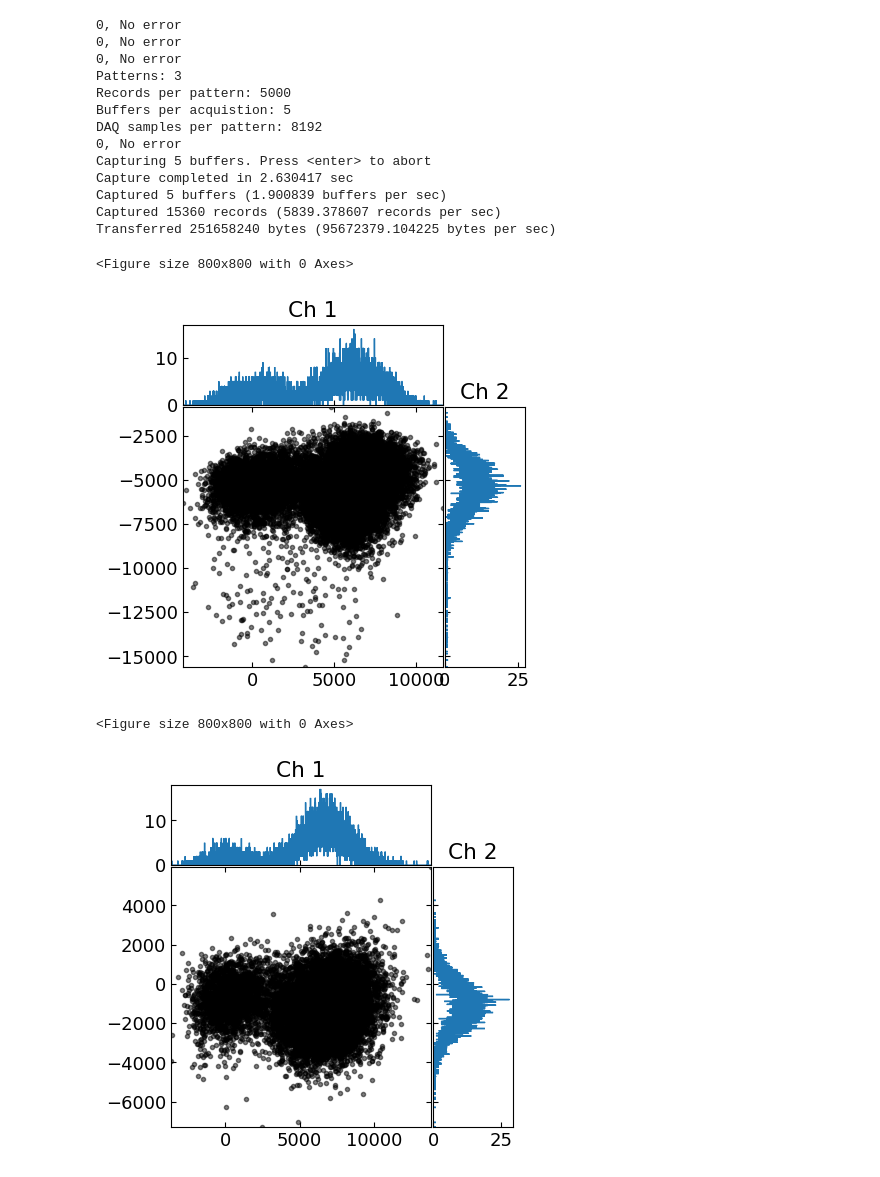
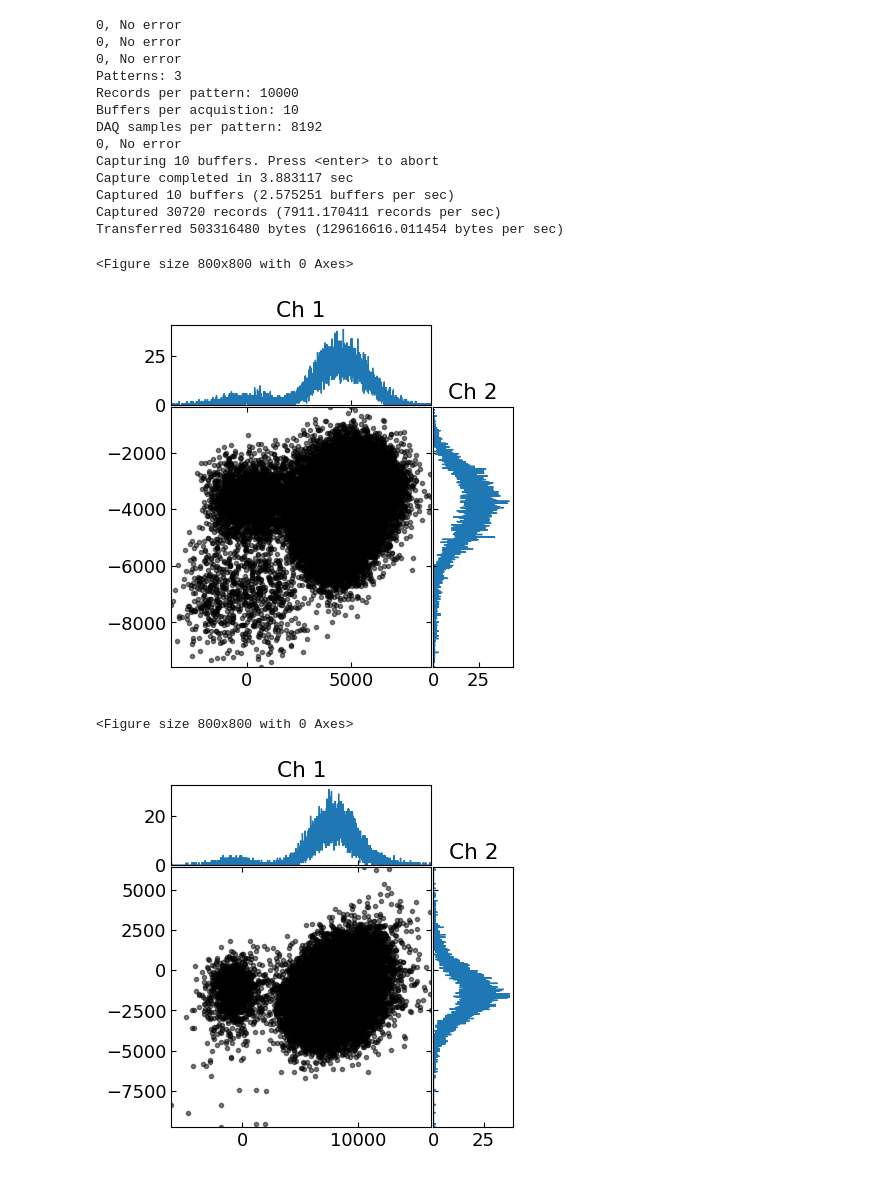
Before and after one commit to Katermurch/BlueFridgeNonLin, a Jupyter notebook: threestate_discrim.ipynb, the cells around one changed output. Drawn from its saved outputs; the diff is of its cells as text; code cells hidden in the pictures.

```diff
--- a/threestate_discrim.ipynb
+++ b/threestate_discrim.ipynb
@@ -31,7 +31,7 @@ bnc.set_bnc_output(
     general_vals_dict["qubit_bnc"], power_dBm=13, bnc_addr=target_bnc_address_6
 )
 num_steps = 3
-reps = 5000
+reps = 10000
 sweep_time = 500
 # %%
 pnp.pi_nopi_ge(0, 0, q1, q2, gen_vals = general_vals_dict)
@@ -57,56 +59,26 @@ loading ch4
 # %%
 wx.wx_set_and_amplitude_and_offset(
     amp=general_vals_dict["wx_amps"], offset=general_vals_dict["wx_offs"]
 )
-(
-    n_vs_pats_1,
-    n_vs_pats_2,
-    rec_avg_all,
-    rec_all,
-    rec_readout_1,
-    rec_readout_2,
-    rec_avg_vs_pats_1,
-    rec_avg_vs_pats_2,
-    rec_all_het_1,
-    rec_all_het_2,
-    bins_1,
-    bins_2,
-    counts_1,
-    counts_2,
-    prob_vs_pats_1,
-    prob_vs_pats_2,
-    n_readout_1,
-    n_readout_2,
-    rec_readout_vs_pats_1,
-    rec_readout_vs_pats_2,
-) = daq.run_daq_het_2q(
-    q1.ROIF,
-    q2.ROIF,
-    deg_1=q1.IQ_angle,
-    deg_2=q2.IQ_angle,
-    num_patterns=num_steps,
-    num_records_per_pattern=reps,
-    ro_dur=q1.ro_dur,
-    qubit_1_thr=q1.qubit_thr,
-    qubit_2_thr=q2.qubit_thr,
-    verbose=True,
-)
+values = daq.run_daq_het_2q(q1, q2,
+                   num_patterns=num_steps, num_records_per_pattern=reps,
+                    verbose=True)
 # %% [output]
 0, No error
 0, No error
 0, No error
 Patterns: 3
-Records per pattern: 5000
-Buffers per acquistion: 5
+Records per pattern: 10000
+Buffers per acquistion: 10
 DAQ samples per pattern: 8192
 0, No error
-Capturing 5 buffers. Press <enter> to abort
-Capture completed in 2.630417 sec
-Captured 5 buffers (1.900839 buffers per sec)
-Captured 15360 records (5839.378607 records per sec)
-Transferred 251658240 bytes (95672379.104225 bytes per sec)
+Capturing 10 buffers. Press <enter> to abort
+Capture completed in 3.883117 sec
+Captured 10 buffers (2.575251 buffers per sec)
+Captured 30720 records (7911.170411 records per sec)
+Transferred 503316480 bytes (129616616.011454 bytes per sec)
 <Figure size 800x800 with 0 Axes>
-[figure, old version]
+[figure, new version]
 <Figure size 800x800 with 0 Axes>
-[figure, old version]
+[figure, new version]
 # %%
```
Also changed, not shown: parts of 3 cells of this notebook, 5 other files.
